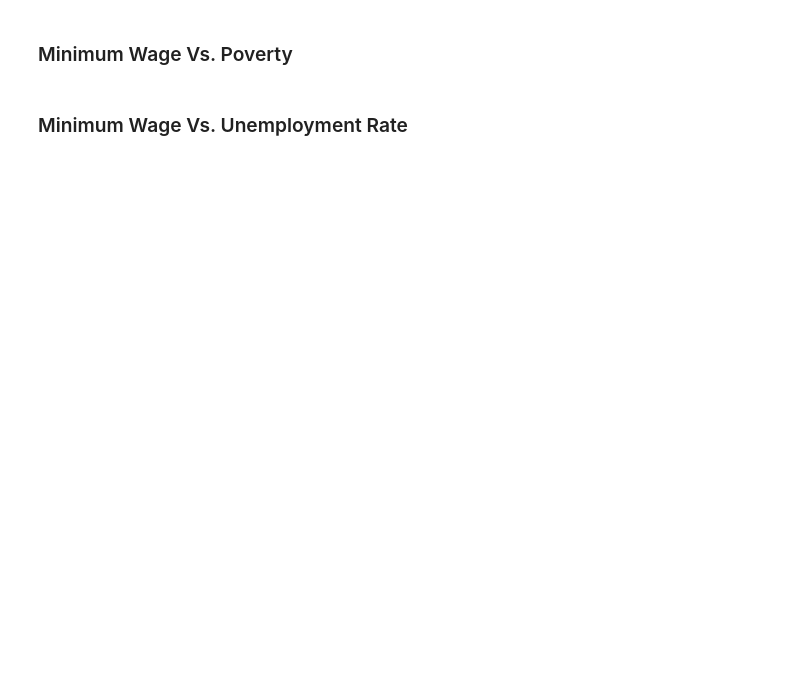
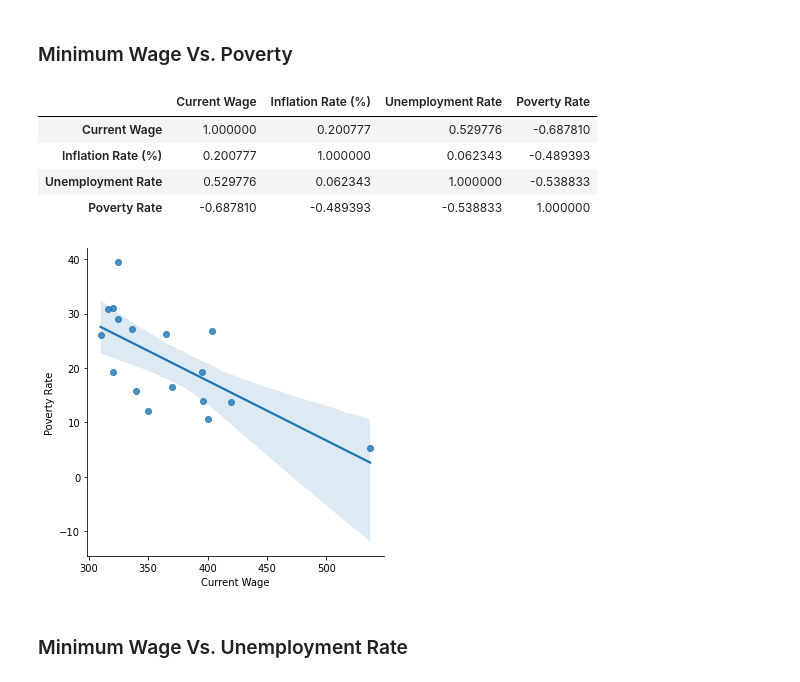
Before and after one commit to kryzlerahne/IT3205_FilipinoDataAlliance, a Jupyter notebook: Codes/The_Future_Pay_Visualizations.ipynb, the cells around one changed output. Saved outputs shown, nothing was run; the diff lists cells and outputs as text; code cells hidden in the pictures; blank space fills up the shorter version.

Commit message:
Added Linear Regression Model for Prediction

```diff
--- a/Codes/The_Future_Pay_Visualizations.ipynb
+++ b/Codes/The_Future_Pay_Visualizations.ipynb
@@ -491,0 +474,5 @@ plt.show()
+# %%
+#Dataframe
+url = 'https://raw.githubusercontent.com/kryzlerahne/IT3205_PhilippineDataAlliance/main/Datasets/Minimum%20Wage%20and%20Variables.csv'
+df = pd.read_csv(url)
+display(df.iloc[0:])
@@ -492,4 +498,17 @@ plt.show()
 # %% [markdown]
 ### Minimum Wage Vs. Poverty
+# %%
+#Linear Regression
+sns.lmplot(x="Current Wage", y="Poverty Rate", data=df)
+
+#Correlation and Heatmap Matrix
+df.corr()
+# %% [output]
+|  | Current Wage | Inflation Rate (%) | Unemployment Rate | Poverty Rate |
+| Current Wage | 1.000000 | 0.200777 | 0.529776 | -0.687810 |
+| Inflation Rate (%) | 0.200777 | 1.000000 | 0.062343 | -0.489393 |
+| Unemployment Rate | 0.529776 | 0.062343 | 1.000000 | -0.538833 |
+| Poverty Rate | -0.687810 | -0.489393 | -0.538833 | 1.000000 |
+[figure, added]
 # %% [markdown]
 ### Minimum Wage Vs. Unemployment Rate
```
Also changed, not shown: parts of 9 cells of this notebook.
